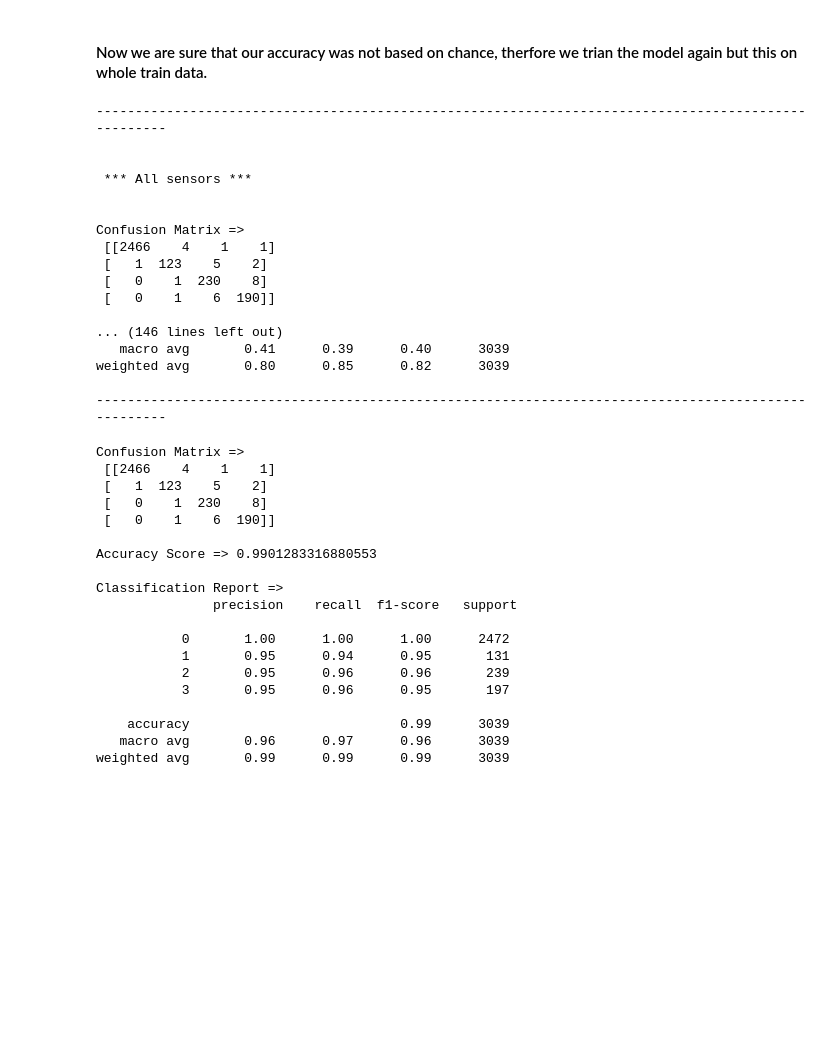
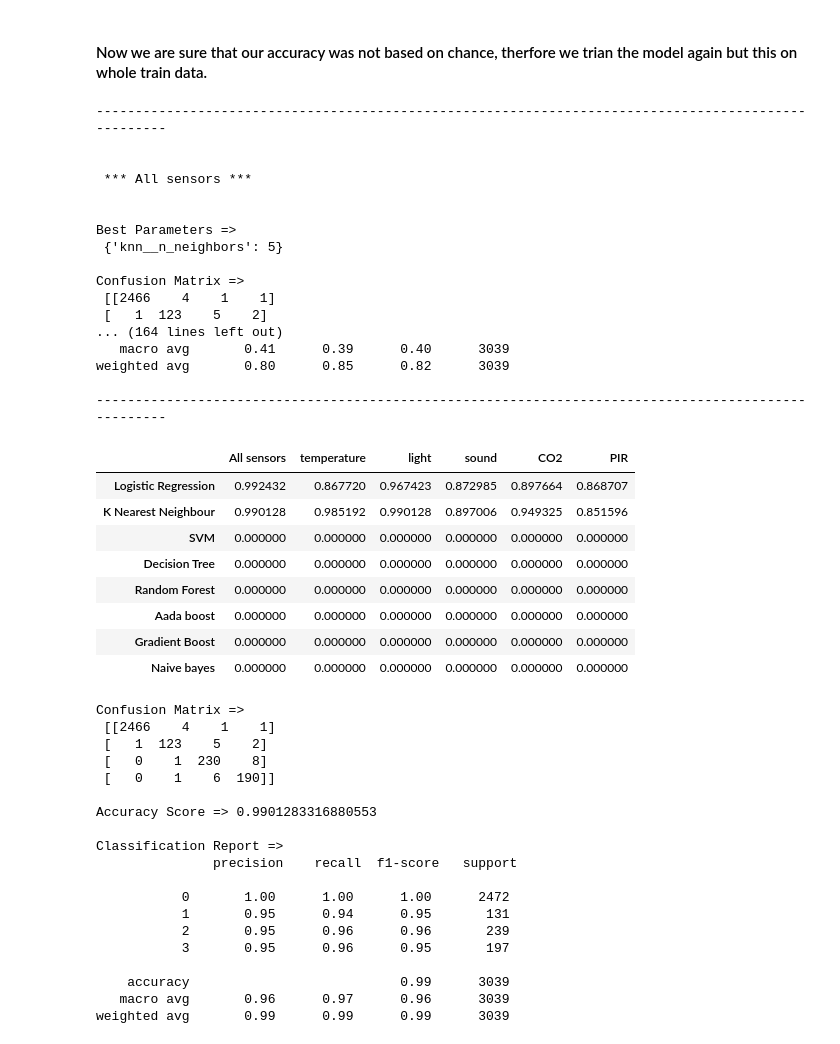
Before and after one commit to Mahyar-Fazelzadeh/occupency_counting_by_sensors_classification_problem, a Jupyter notebook: room_occupancy_estimation.ipynb, the cells around one changed output. Cells and saved outputs as stored; diff of their text form; code cells hidden in the pictures; blank space fills up the shorter version.

```diff
--- a/room_occupancy_estimation.ipynb
+++ b/room_occupancy_estimation.ipynb
@@ -304,17 +414,17 @@ accuracies.mean()
 #### Now we are sure that our accuracy was not based on chance, therfore we trian the model again but this on whole train data.
 # %%
 # All features
-y_pred, accuracy = fit_accuracy('All sensors', classifier_knn, X_train, X_test, y_train, y_test)
+y_pred, accuracy = fit_accuracy('All sensors','K Nearest Neighbour', classifier_knn, param_knn, X_train, X_test, y_train, y_test)
 # Just Tempreture
-y_pred_temp, accuracy_temp = fit_accuracy('temperature', classifier_knn, X_train_temp, X_test_temp, y_train, y_test)
+y_pred_temp, accuracy_temp = fit_accuracy('temperature','K Nearest Neighbour', classifier_knn, param_knn, X_train_temp, X_test_temp, y_train, y_test)
 # Just Light
-y_pred_light, accuracy_light = fit_accuracy('light', classifier_knn, X_train_light, X_test_light, y_train, y_test)
+y_pred_light, accuracy_light = fit_accuracy('light','K Nearest Neighbour', classifier_knn, param_knn, X_train_light, X_test_light, y_train, y_test)
 # Just Sound
-y_pred_sound, accuracy_sound = fit_accuracy('sound', classifier_knn, X_train_sound, X_test_sound, y_train, y_test)
+y_pred_sound, accuracy_sound = fit_accuracy('sound','K Nearest Neighbour', classifier_knn, param_knn, X_train_sound, X_test_sound, y_train, y_test)
 # Just CO2
-y_pred_co2, accuracy_co2 = fit_accuracy('CO2', classifier_knn, X_train_co2, X_test_co2, y_train, y_test)
+y_pred_co2, accuracy_co2 = fit_accuracy('CO2','K Nearest Neighbour', classifier_knn, param_knn, X_train_co2, X_test_co2, y_train, y_test)
 # Just PIR
-y_pred_pir, accuracy_pir = fit_accuracy('PIR', classifier_knn, X_train_pir, X_test_pir, y_train, y_test)
+y_pred_pir, accuracy_pir = fit_accuracy('PIR','K Nearest Neighbour',classifier_knn, param_knn, X_train_pir, X_test_pir, y_train, y_test)
 # %% [output]
 ----------------------------------------------------------------------------------------------------
 
@@ -322,17 +432,29 @@ y_pred_pir, accuracy_pir = fit_accuracy('PIR', classifier_knn, X_train_pir, X_te
  *** All sensors ***
 
 
+Best Parameters =>
+ {'knn__n_neighbors': 5}
+
 Confusion Matrix =>
  [[2466    4    1    1]
  [   1  123    5    2]
- [   0    1  230    8]
- [   0    1    6  190]]
-
-... (146 lines left out)
+... (164 lines left out)
    macro avg       0.41      0.39      0.40      3039
 weighted avg       0.80      0.85      0.82      3039
 
 ----------------------------------------------------------------------------------------------------
+# %%
+result_table
+# %% [output]
+|  | All sensors | temperature | light | sound | CO2 | PIR |
+| Logistic Regression | 0.992432 | 0.867720 | 0.967423 | 0.872985 | 0.897664 | 0.868707 |
+| K Nearest Neighbour | 0.990128 | 0.985192 | 0.990128 | 0.897006 | 0.949325 | 0.851596 |
+| SVM | 0.000000 | 0.000000 | 0.000000 | 0.000000 | 0.000000 | 0.000000 |
+| Decision Tree | 0.000000 | 0.000000 | 0.000000 | 0.000000 | 0.000000 | 0.000000 |
+| Random Forest | 0.000000 | 0.000000 | 0.000000 | 0.000000 | 0.000000 | 0.000000 |
+| Aada boost | 0.000000 | 0.000000 | 0.000000 | 0.000000 | 0.000000 | 0.000000 |
+| Gradient Boost | 0.000000 | 0.000000 | 0.000000 | 0.000000 | 0.000000 | 0.000000 |
+| Naive bayes | 0.000000 | 0.000000 | 0.000000 | 0.000000 | 0.000000 | 0.000000 |
 # %%
 classifier_knn.fit(X_train,y_train)
 
```
Also changed, not shown: parts of 57 cells of this notebook.
